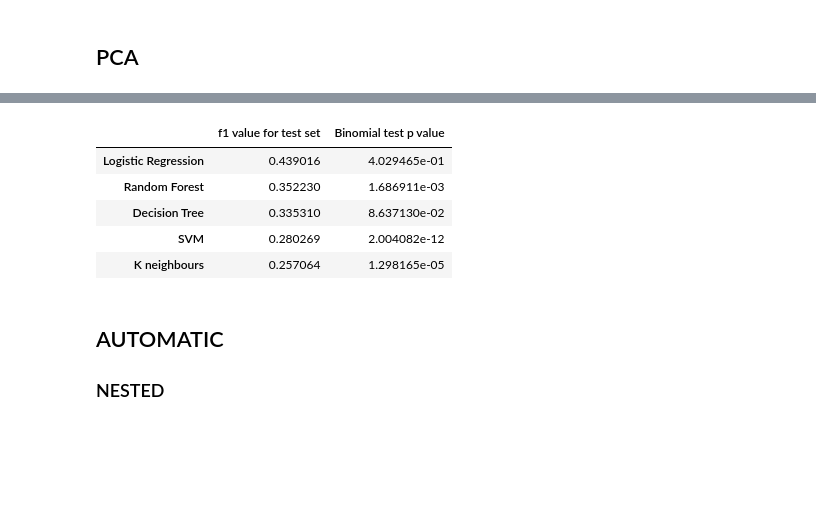
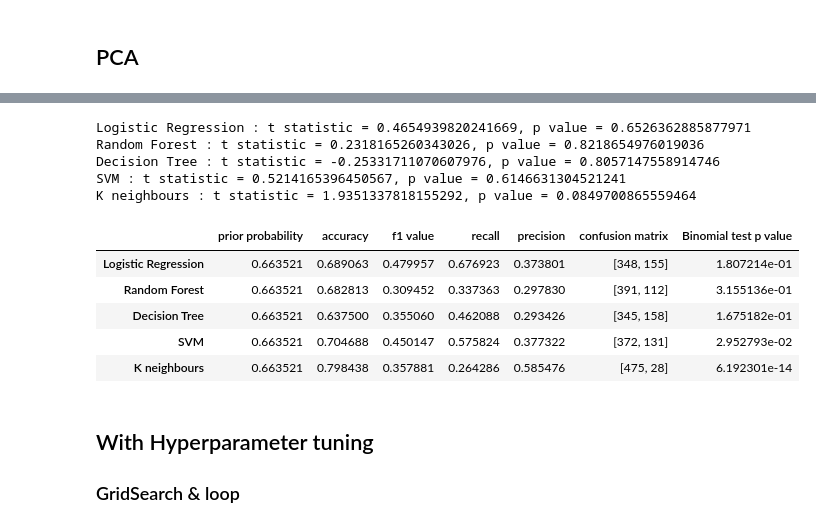
Before and after one commit to sophiak12/Individual_Project, a Jupyter notebook: src/model.ipynb, the cells around one changed output, grey strips where cells are left out. Cells and saved outputs as stored; diff of their text form; code cells hidden in the pictures; blank space fills up the shorter version.

```diff
--- a/src/model.ipynb
+++ b/src/model.ipynb
@@ -187,8 +191,0 @@ display(final)
-# %%
-algorithms = [logisticReg, randomForest, decisionTree, SVM, Kneightbors]
-f1Scores = []
-confusionMatrices =[]
-for i in range (len(algorithms)):
-    result = calculateResults(algorithms[i], data, target)
-    f1Scores.append(result['Average f1 score'])
-    confusionMatrices.append(result['Total confusion matrix'])
@@ -195,36 +215,54 @@ for i in range (len(algorithms)):
 # %%
 
 binomialTestResults = pd.DataFrame()
 for i in range(5):
     algorithm = algorithms[i]
     testSetSize = y.size
-    trueNeg = confusionMatrices[i][0][0][0]  #correct male (got 0 is 0)
-    falsePos = confusionMatrices[i][0][0][1] #wrong male    (got 1 is 0)
-    falseNeg = confusionMatrices[i][0][1][0] #wrong female  (got 0 is 1)
-    truePos = confusionMatrices[i][0][1][1]  #c0rrect female (got 1 is 1)
+    trueNeg = confusionMatrices[i][0][0]  #correct male (got 0 is 0)
+    falsePos = confusionMatrices[i][0][1] #wrong male    (got 1 is 0)
+    falseNeg = confusionMatrices[i][1][0] #wrong female  (got 0 is 1)
+    truePos = confusionMatrices[i][1][1]  #c0rrect female (got 1 is 1)
 
     totalMale,totalFemale = pd.DataFrame(y).value_counts()
     wholeSetFemaleProb = totalFemale/y.size
     wholeSetMaleProb = totalMale/y.size
 
     noOfSuccesses = trueNeg + truePos
     p = ((wholeSetFemaleProb**2) + (wholeSetMaleProb**2))
     result = stats.binomtest(noOfSuccesses, n=testSetSize, p=p)
-    values= pd.DataFrame([[f1Scores[i][0], result.pvalue]])
+    values= pd.DataFrame([[p, accuracyValues[i],f1Scores[i], recallValues[i], precisionValues[i],confusionMatrices[i][0],result.pvalue]])
     # values= pd.DataFrame([[f1Scores[i][0], result.pvalue]])
     binomialTestResults = pd.concat([binomialTestResults,values])
 
-binomialTestResults.rename(columns={0: 'f1 value for test set', 1: 'Binomial test p value'}, inplace=True)
+    # T test of accuracies for all k folds vs prior probability
+    tStatistic, pValue = scipy.stats.ttest_ind(a=listsOfAccuracies[i], b=p, equal_var=True)
+    print(f'{algorithmName[i]} : t statistic = {tStatistic}, p value = {pValue}')
+
+    # precisionTest, recallTest, _ = curves
+    # plt.figure(figsize=(8, 6))
+    # plt.plot(recallTest, precisionTest, marker='.')
+    # plt.xlabel('Recall')
+    # plt.ylabel('Precision')
+    # plt.title('Precision-Recall curve')
+    # plt.legend()
+    # plt.show()
+
+binomialTestResults.rename(columns={0: 'prior probability', 1: 'accuracy', 2: 'f1 value',3: 'recall', 4: 'precision', 5: 'confusion matrix', 6: 'Binomial test p value'}, inplace=True)
 binomialTestResults.index = algorithmName
 display(binomialTestResults)
 # %% [output]
+Logistic Regression : t statistic = 0.4654939820241669, p value = 0.6526362885877971
+Random Forest : t statistic = 0.2318165260343026, p value = 0.8218654976019036
+Decision Tree : t statistic = -0.25331711070607976, p value = 0.8057147558914746
+SVM : t statistic = 0.5214165396450567, p value = 0.6146631304521241
+K neighbours : t statistic = 1.9351337818155292, p value = 0.0849700865559464
-|  | f1 value for test set | Binomial test p value |
-| Logistic Regression | 0.439016 | 4.029465e-01 |
-| Random Forest | 0.352230 | 1.686911e-03 |
-| Decision Tree | 0.335310 | 8.637130e-02 |
-| SVM | 0.280269 | 2.004082e-12 |
-| K neighbours | 0.257064 | 1.298165e-05 |
+|  | prior probability | accuracy | f1 value | recall | precision | confusion matrix | Binomial test p value |
+| Logistic Regression | 0.663521 | 0.689063 | 0.479957 | 0.676923 | 0.373801 | [348, 155] | 1.807214e-01 |
+| Random Forest | 0.663521 | 0.682813 | 0.309452 | 0.337363 | 0.297830 | [391, 112] | 3.155136e-01 |
+| Decision Tree | 0.663521 | 0.637500 | 0.355060 | 0.462088 | 0.293426 | [345, 158] | 1.675182e-01 |
+| SVM | 0.663521 | 0.704688 | 0.450147 | 0.575824 | 0.377322 | [372, 131] | 2.952793e-02 |
+| K neighbours | 0.663521 | 0.798438 | 0.357881 | 0.264286 | 0.585476 | [475, 28] | 6.192301e-14 |
-# %% [markdown]
-## AUTOMATIC
-### NESTED
+# %% [markdown]
+## With Hyperparameter tuning
+### GridSearch & loop
 # %%
```
Also changed, not shown: parts of 17 cells of this notebook, 6 other files.
